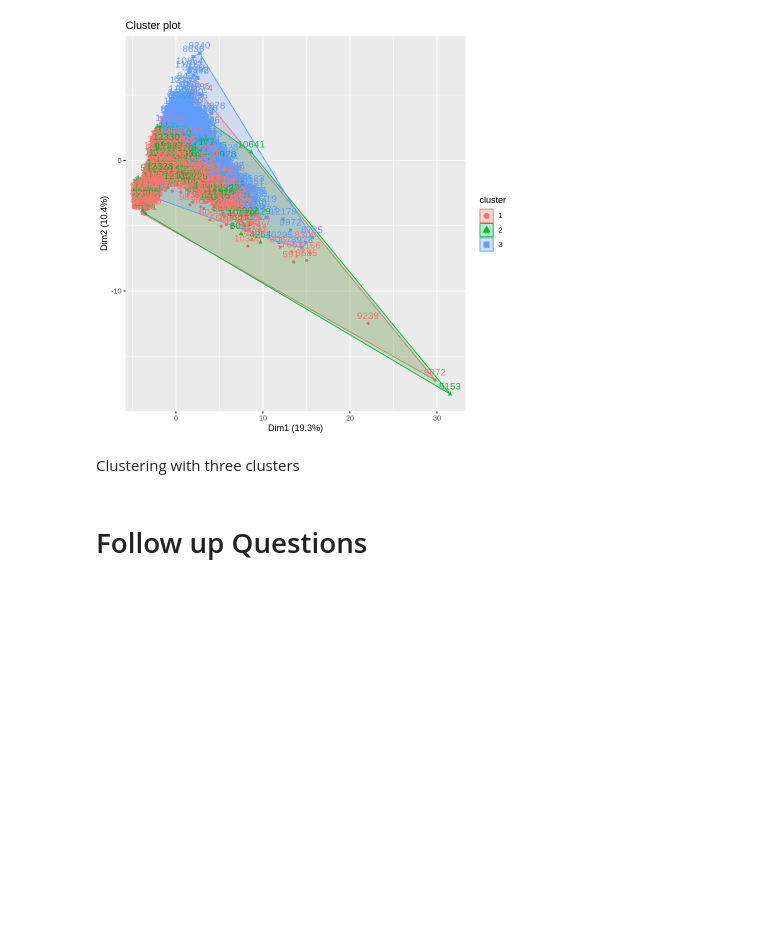
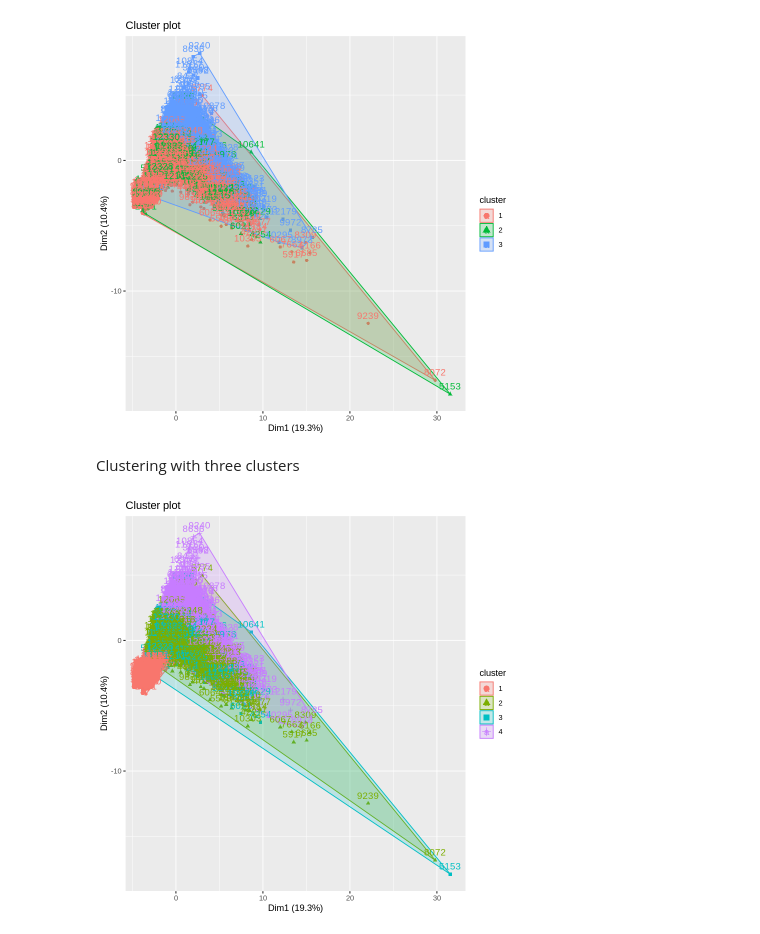
Before and after one commit to UnplugCharger/Week-13, a Jupyter notebook: Week_13_Unsupervised_Learning.ipynb, the cells around one changed output. Saved outputs shown, nothing was run; the diff lists cells and outputs as text; code cells hidden in the pictures; blank space fills up the shorter version.

```diff
--- a/Week_13_Unsupervised_Learning.ipynb
+++ b/Week_13_Unsupervised_Learning.ipynb
@@ -641,5 +641,13 @@ fviz_cluster(k_means, data = db_df)
 [figure]
 # %% [markdown]
 Clustering with three clusters
-# %% [markdown]
-# Follow up Questions
+# %%
+# Creating clusters of different numbers
+k_means4 <- kmeans(db_df, centers = 4, nstart = 25)
+k_means5 <- kmeans(db_df, centers = 5, nstart = 25)
+k_means6 <- kmeans(db_df, centers = 6, nstart = 25)
+k_means7 <- kmeans(db_df, centers = 7, nstart = 25)
+# %%
+fviz_cluster(k_means4, data = db_df)
+# %% [output]
+[figure, added]
```
Also changed, not shown: parts of 5 cells of this notebook.
